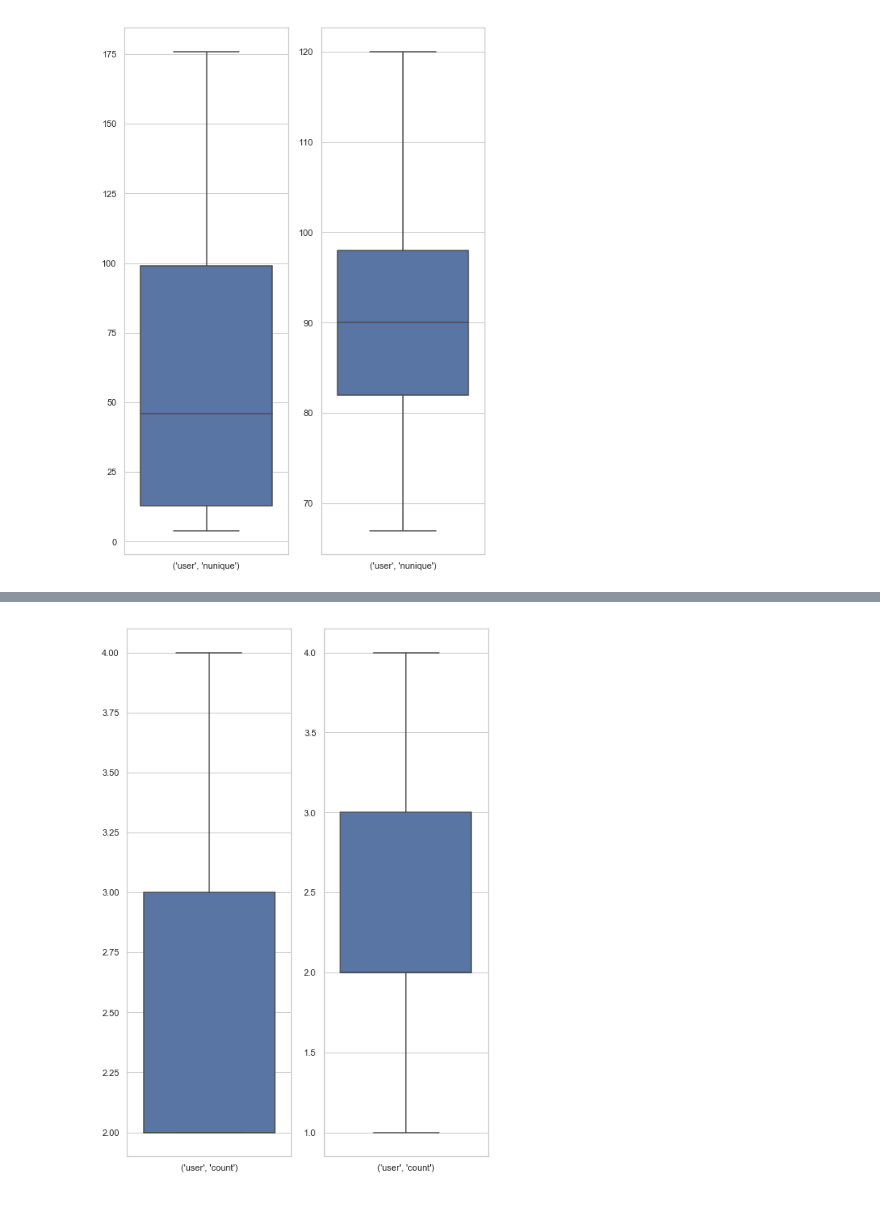
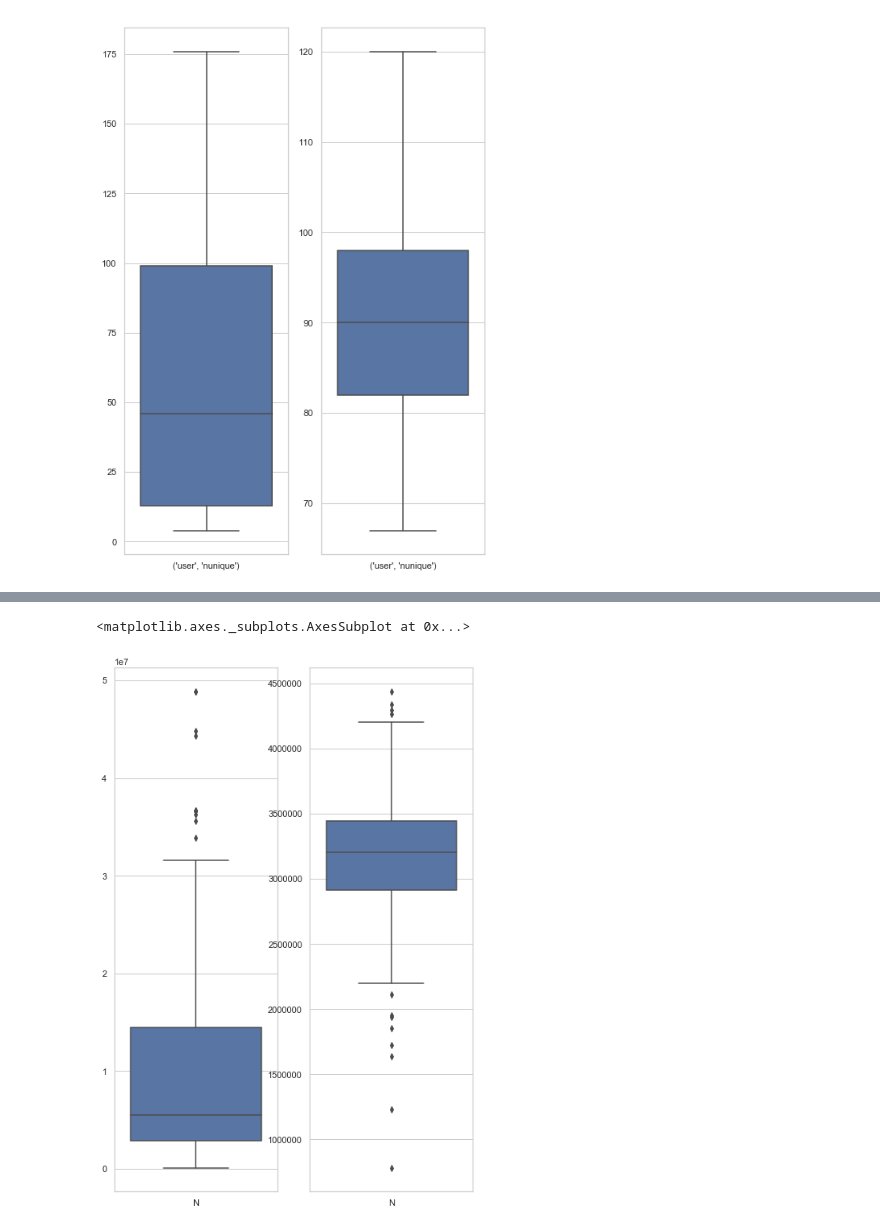
Before and after one commit to abaikara/social_computing_analysis-, a Jupyter notebook: sc.ipynb, the cells around one changed output, grey strips where cells are left out. Drawn from its saved outputs; the diff is of its cells as text; code cells hidden in the pictures.

```diff
--- a/sc.ipynb
+++ b/sc.ipynb
@@ -329,0 +534,13 @@ task4_bad_talk.describe()
+# %%
+task5_good = pd.DataFrame(sc_good.groupby('Article').agg('timestamp').unique())
+# task5_good
+# %%
+def measure_freq(article_name):
+    tt = task5_good.loc[article_name]
+    tt.loc['timestamp']
+    task5 = pd.Series([pd.Timestamp(i) for i in tt.loc['timestamp']])
+    task5 = task5.sort_values()
+    return task5.diff().astype('timedelta64[s]').mean()
+# %%
+task5_new = pd.DataFrame([{"Article": row.name, 'N': measure_freq(row.name)} for index, row  in task5_good.iterrows()])
+task5_new
@@ -329,0 +572,10 @@ task4_bad_talk.describe()
+# %%
+task5_bad = pd.DataFrame(sc_bad.groupby('Article').agg('timestamp').unique())
+def measure_freq(article_name):
+    tt = task5_bad.loc[article_name]
+    tt.loc['timestamp']
+    task5 = pd.Series([pd.Timestamp(i) for i in tt.loc['timestamp']])
+    task5 = task5.sort_values()
+    return task5.diff().astype('timedelta64[s]').mean()
+task5_new_bad = pd.DataFrame([{"Article": row.name, 'N': measure_freq(row.name)} for index, row  in task5_bad.iterrows()])
+task5_new_bad.head()
@@ -330,8 +595,8 @@ task4_bad_talk.describe()
 # %%
 f, axes = plt.subplots(1, 2)
 sb.set(style="whitegrid")
-sb.boxplot( data=task4_good_talk,   ax=axes[0], showfliers=False)
-sb.boxplot( data=task4_bad_talk,  ax=axes[1], showfliers = False)
-plt.show()
+sb.boxplot( data=task5_new,   ax=axes[0])
+sb.boxplot( data=task5_new_bad,  ax=axes[1])
 # %% [output]
+<matplotlib.axes._subplots.AxesSubplot at 0x...>
-[figure, old version]
+[figure, new version]
```
Also changed, not shown: parts of 56 cells of this notebook.
